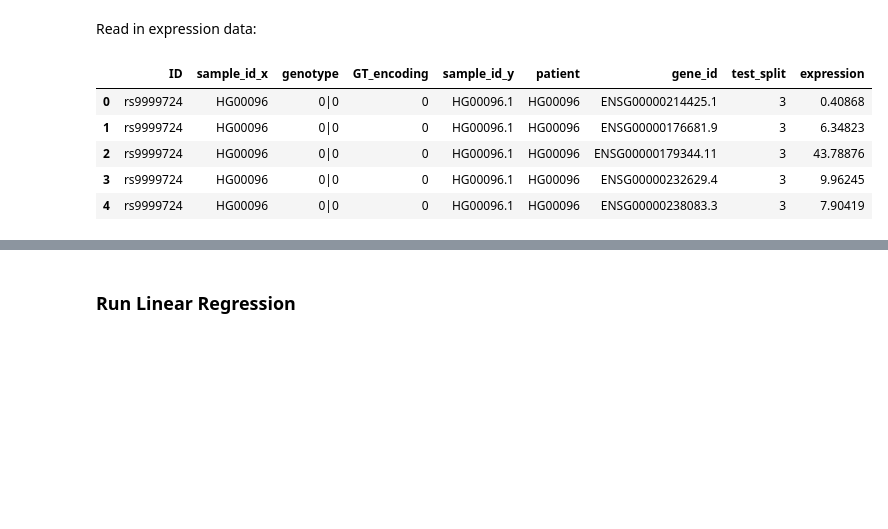
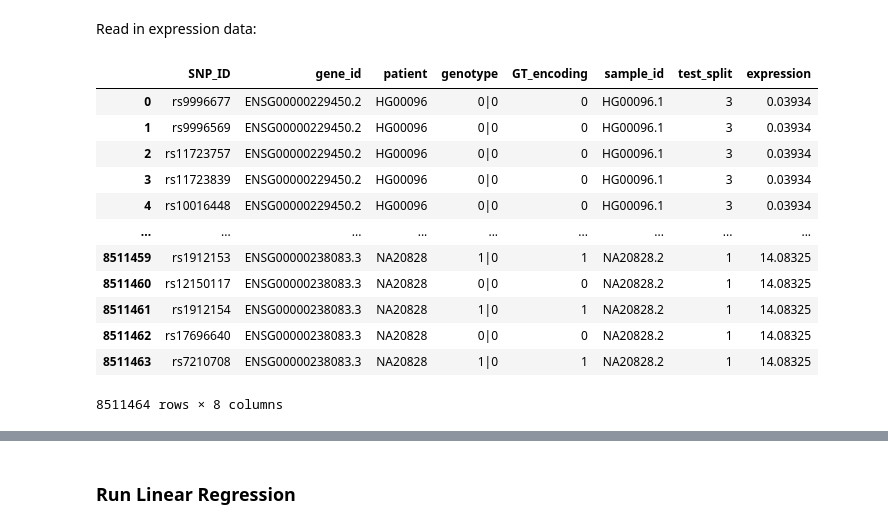
Before and after one commit to SarahOuologuem/lm-eqtl, a Jupyter notebook: snp_prediction.ipynb, the cells around one changed output, grey strips where cells are left out. Saved outputs shown, nothing was run; the diff lists cells and outputs as text; code cells hidden in the pictures; blank space fills up the shorter version.

```diff
--- a/snp_prediction.ipynb
+++ b/snp_prediction.ipynb
@@ -14,3 +14,6 @@ from scipy.stats import pearsonr, spearmanr
 # %%
 expression_file = "datasets/GD660.GeneQuantRPKM.txt.gz"
 test_set_file = "datasets/5_fold_cv_split.tsv"
+genotype_file = "datasets/subset_selected.tsv.gz"
+embedding_file = "test/embeddings_complete.pickle"
+gene_location_file = "datasets/gene_location.tsv"
@@ -19,2 +22,3 @@ Read in genotypes:
 # %%
 test_set = pd.read_csv(test_set_file, sep="\t")
+gene_locations = pd.read_csv(gene_location_file, sep="\t")
@@ -64,0 +25,31 @@ df = pd.DataFrame({"sample_id": sample_id, "gene_id": gene_id, "embedding": embe
+# %%
+genotypes = pd.read_csv(genotype_file, sep="\t")
+genotypes = genotypes[genotypes.CHROM.isin(gene_locations.chr.unique())]
+genotypes = genotypes[genotypes.vartype=="SNP"]
+genotypes = genotypes.drop(columns=["ID", "REF", "ALT", "vartype"])
+
+# filter for only cis-SNPs of our 10 genes (at most 5000 SNPs closest to TSS, distance <= 2 Mbp distance)
+filtered_df = None
+for idx, row in gene_locations.iterrows():
+    snps_to_keep = genotypes[genotypes.CHROM == row["chr"]]
+    snps_to_keep["dist_to_gene"] = np.abs(snps_to_keep.POS - row["start"])
+    snps_to_keep = snps_to_keep[snps_to_keep.dist_to_gene <= 2000000]
+    snps_to_keep = snps_to_keep.sort_values(by="dist_to_gene")
+    if len(snps_to_keep) > 5000:
+        snps_to_keep = snps_to_keep.iloc[0:5000]
+    snps_to_keep = snps_to_keep.drop(columns="dist_to_gene")
+    snps_to_keep["gene_id"] = row["gene"]
+
+    if filtered_df is None:
+        filtered_df = snps_to_keep
+    else:
+        snps_to_keep = snps_to_keep[~snps_to_keep.SNP_ID.isin(filtered_df.SNP_ID.values)]
+        filtered_df = pd.concat([filtered_df, snps_to_keep], ignore_index=True, sort=False)
+genotypes = filtered_df
+
+genotypes = pd.melt(genotypes, id_vars=["SNP_ID", "CHROM", "POS", "gene_id"], var_name="patient", value_name="genotype")
+conditions = [
+    (genotypes['genotype'] == '0|0'), (genotypes['genotype'] == '1|0'), (genotypes['genotype'] == '0|1'), (genotypes['genotype'] == '1|1')]
+choices = [0, 1, 1, 2]
+genotypes['GT_encoding'] = np.select(conditions, choices)
+genotypes
@@ -66,18 +71,24 @@ df = pd.DataFrame({"sample_id": sample_id, "gene_id": gene_id, "embedding": embe
 Read in expression data:
 # %%
 expression = pd.read_csv(expression_file, sep="\t")
-expression = expression[expression["Gene_Symbol"].isin(df["gene_id"].values)]
+expression = expression[expression["Gene_Symbol"].isin(gene_locations.gene.values)]
 expression = pd.melt(expression, id_vars=["TargetID", "Gene_Symbol", "Chr", "Coord"], var_name="sample_id", value_name="expression")
 expression["sample_id"] = expression["sample_id"].str.split(".", expand=True)[0] + "." + expression["sample_id"].str.split(".", expand=True)[1]
 data = pd.merge(test_set, expression, left_on=["gene_id", "sample_id"], right_on=["Gene_Symbol", "sample_id"])
-data = pd.merge(genotypes, data, left_on=["sample_id"], right_on=["patient"])
-data = data.drop(columns=["Chr", "TargetID", "Coord", "Gene_Symbol"])
-#data.rename(columns={"sample_id_y":"sample_id"}, inplace=True)
-data.head()
+data = pd.merge(genotypes, data, left_on=["gene_id", "patient"], right_on=["gene_id", "patient"])
+data = data.drop(columns=["CHROM", "POS", "TargetID", "Gene_Symbol", "Chr", "Coord"])
+data
 # %% [output]
-|  | ID | sample_id_x | genotype | GT_encoding | sample_id_y | patient | gene_id | test_split | expression |
-| 0 | rs9999724 | HG00096 | 0|0 | 0 | HG00096.1 | HG00096 | ENSG00000214425.1 | 3 | 0.40868 |
-| 1 | rs9999724 | HG00096 | 0|0 | 0 | HG00096.1 | HG00096 | ENSG00000176681.9 | 3 | 6.34823 |
-| 2 | rs9999724 | HG00096 | 0|0 | 0 | HG00096.1 | HG00096 | ENSG00000179344.11 | 3 | 43.78876 |
-| 3 | rs9999724 | HG00096 | 0|0 | 0 | HG00096.1 | HG00096 | ENSG00000232629.4 | 3 | 9.96245 |
-| 4 | rs9999724 | HG00096 | 0|0 | 0 | HG00096.1 | HG00096 | ENSG00000238083.3 | 3 | 7.90419 |
+|  | SNP_ID | gene_id | patient | genotype | GT_encoding | sample_id | test_split | expression |
+| 0 | rs9996677 | ENSG00000229450.2 | HG00096 | 0|0 | 0 | HG00096.1 | 3 | 0.03934 |
+| 1 | rs9996569 | ENSG00000229450.2 | HG00096 | 0|0 | 0 | HG00096.1 | 3 | 0.03934 |
+| 2 | rs11723757 | ENSG00000229450.2 | HG00096 | 0|0 | 0 | HG00096.1 | 3 | 0.03934 |
+| 3 | rs11723839 | ENSG00000229450.2 | HG00096 | 0|0 | 0 | HG00096.1 | 3 | 0.03934 |
+| 4 | rs10016448 | ENSG00000229450.2 | HG00096 | 0|0 | 0 | HG00096.1 | 3 | 0.03934 |
+| ... | ... | ... | ... | ... | ... | ... | ... | ... |
+| 8511459 | rs1912153 | ENSG00000238083.3 | NA20828 | 1|0 | 1 | NA20828.2 | 1 | 14.08325 |
+| 8511460 | rs12150117 | ENSG00000238083.3 | NA20828 | 0|0 | 0 | NA20828.2 | 1 | 14.08325 |
+| 8511461 | rs1912154 | ENSG00000238083.3 | NA20828 | 1|0 | 1 | NA20828.2 | 1 | 14.08325 |
+| 8511462 | rs17696640 | ENSG00000238083.3 | NA20828 | 0|0 | 0 | NA20828.2 | 1 | 14.08325 |
+| 8511463 | rs7210708 | ENSG00000238083.3 | NA20828 | 1|0 | 1 | NA20828.2 | 1 | 14.08325 |
+8511464 rows × 8 columns
```
Also changed, not shown: parts of 19 cells of this notebook, 2 other files.
